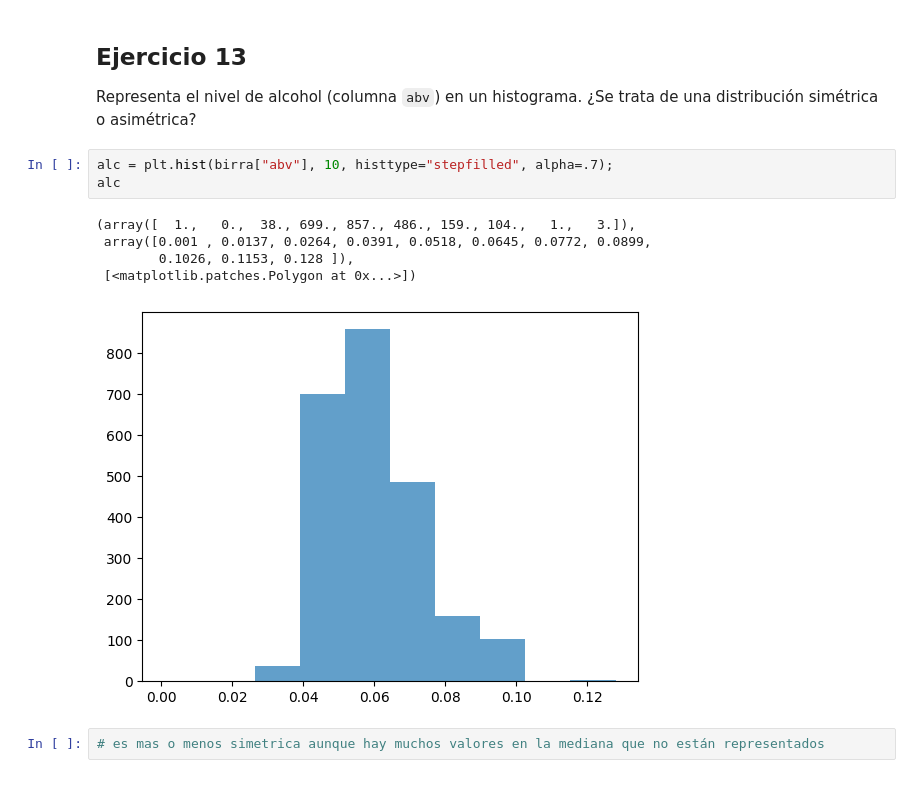
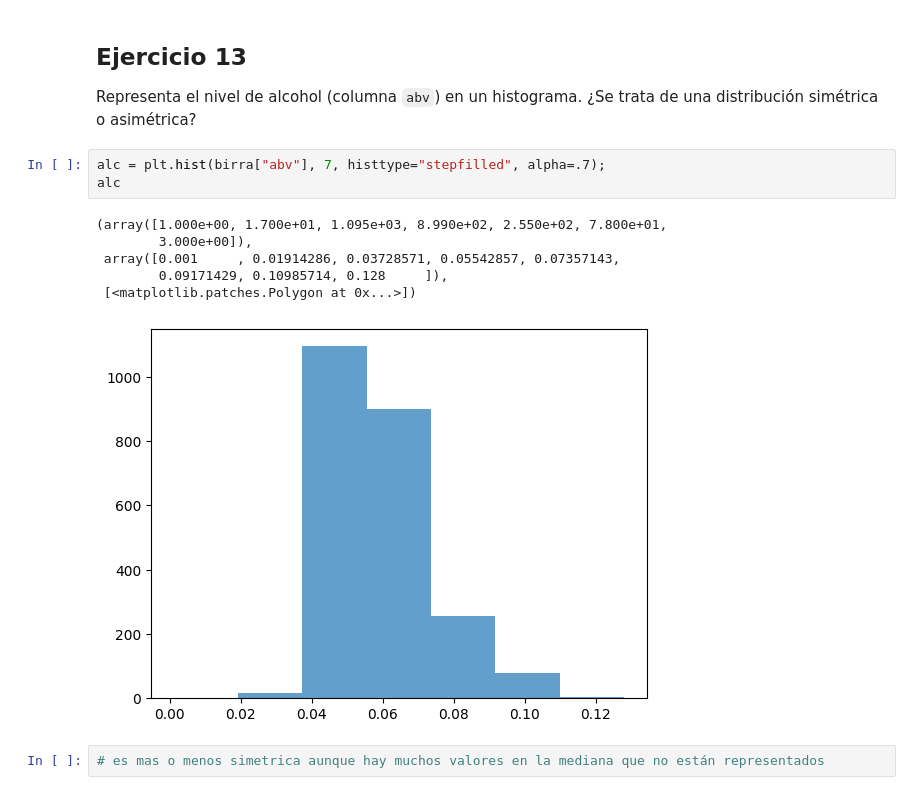
Before and after one commit to IbaiCosgaya/2503_dsft_thebridge_ibai, a Jupyter notebook: 2-Data_Analysis/2-Pandas/Practica/6-Beers/birras_repaso.ipynb, the cells around one changed output. Cells and saved outputs as stored; diff of their text form.

Commit message:
fix birras

```diff
--- a/2-Data_Analysis/2-Pandas/Practica/6-Beers/birras_repaso.ipynb
+++ b/2-Data_Analysis/2-Pandas/Practica/6-Beers/birras_repaso.ipynb
@@ -252,14 +357,15 @@ sns.lmplot(x="ibu", y="abv",data=birra,fit_reg=True);
 ## Ejercicio 13
 Representa el nivel de alcohol (columna `abv`) en un histograma. ¿Se trata de una distribución simétrica o asimétrica?
 # %%
-alc = plt.hist(birra["abv"], 10, histtype="stepfilled", alpha=.7);
+alc = plt.hist(birra["abv"], 7, histtype="stepfilled", alpha=.7);
 alc
 # %% [output]
-(array([  1.,   0.,  38., 699., 857., 486., 159., 104.,   1.,   3.]),
- array([0.001 , 0.0137, 0.0264, 0.0391, 0.0518, 0.0645, 0.0772, 0.0899,
-        0.1026, 0.1153, 0.128 ]),
+(array([1.000e+00, 1.700e+01, 1.095e+03, 8.990e+02, 2.550e+02, 7.800e+01,
+        3.000e+00]),
+ array([0.001     , 0.01914286, 0.03728571, 0.05542857, 0.07357143,
+        0.09171429, 0.10985714, 0.128     ]),
  [<matplotlib.patches.Polygon at 0x...>])
-[figure, old version]
+[figure, new version]
 # %%
 # es mas o menos simetrica aunque hay muchos valores en la mediana que no están representados
 # %% [markdown]
```
Also changed, not shown: parts of 18 cells of this notebook.
